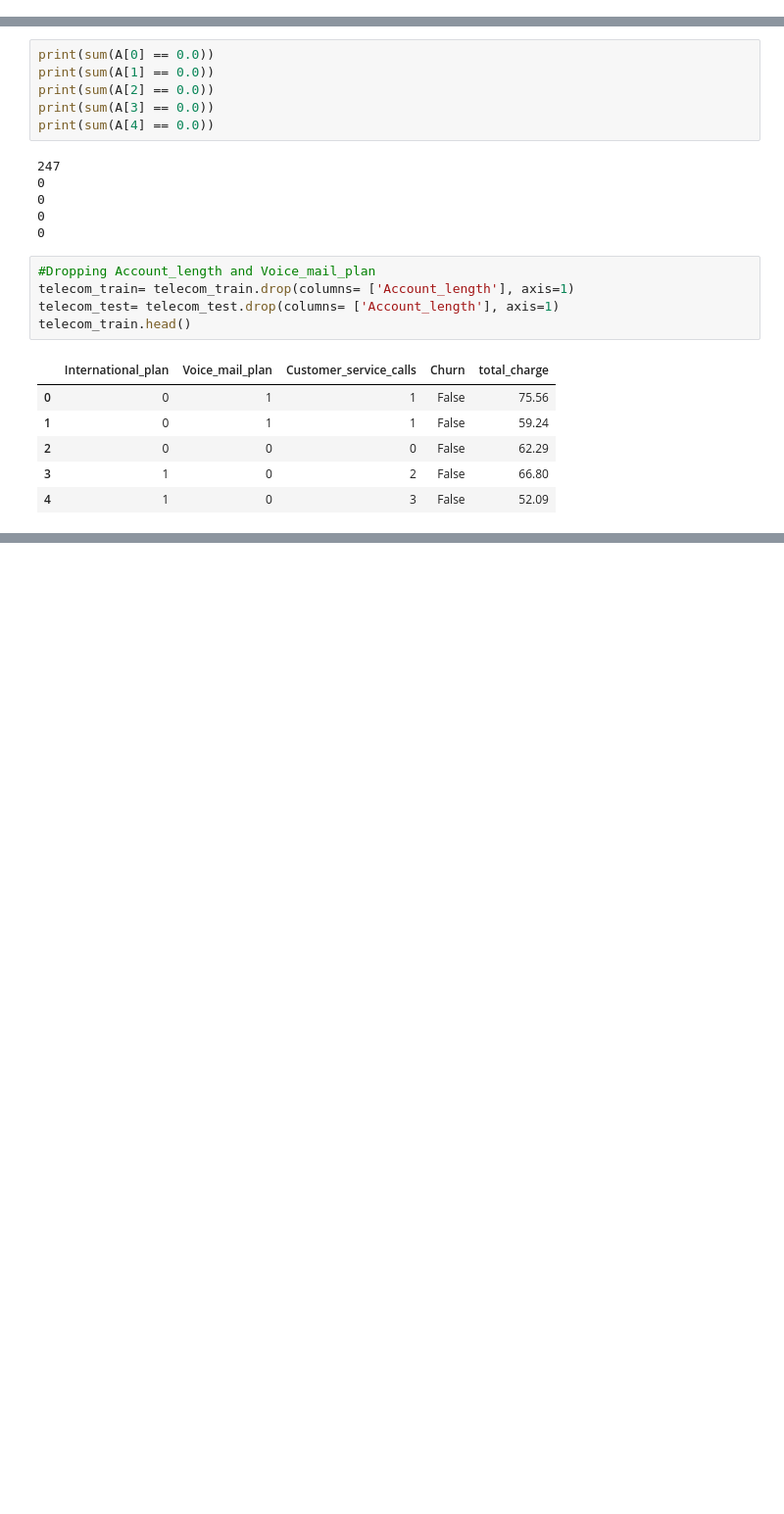
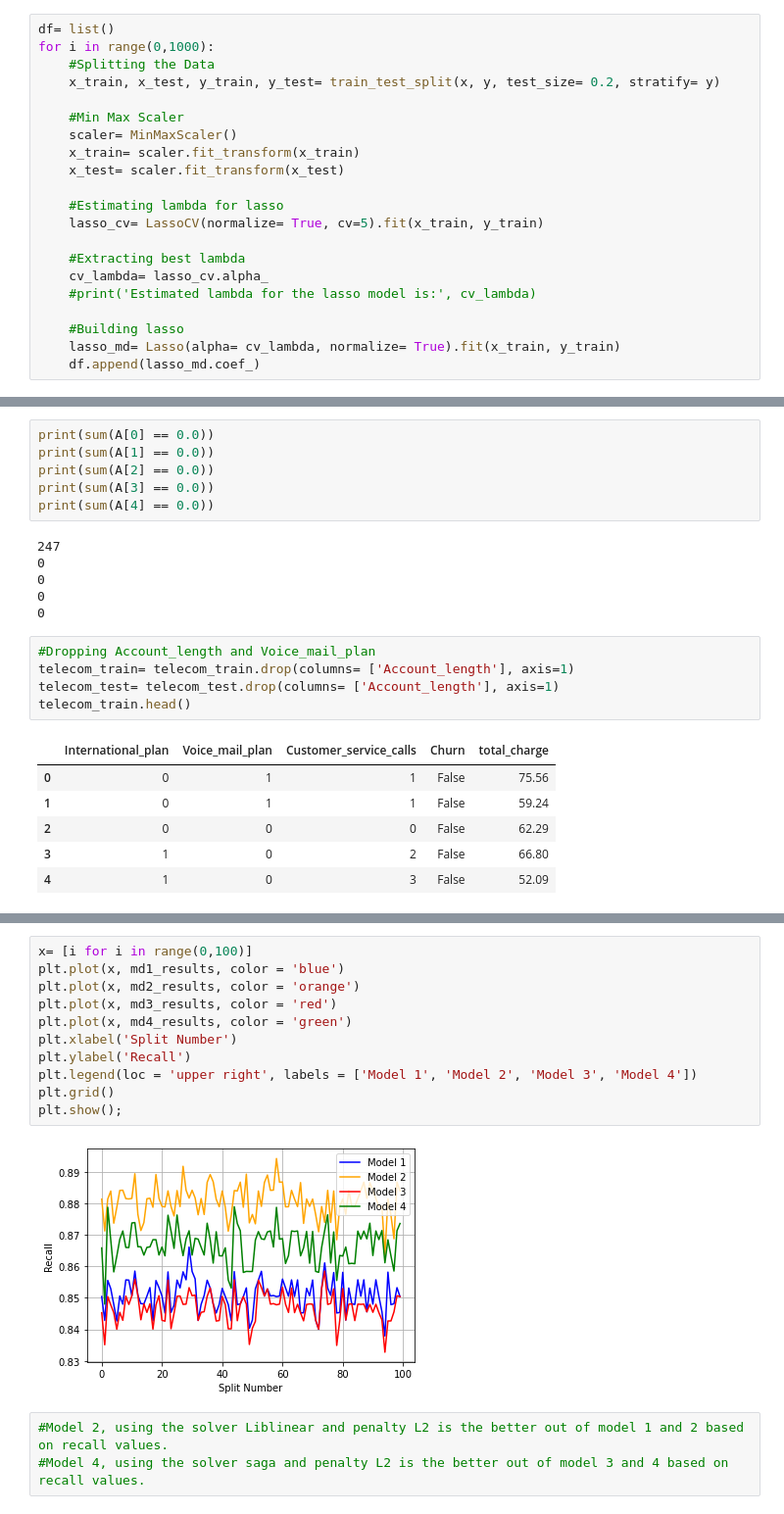
Before and after one commit to morgangant16/DATA-445, a Jupyter notebook: Exam 1/Question_2.ipynb, the cells around one changed output, grey strips where cells are left out. Shown at 98% size. Cells and saved outputs as stored; diff of their text form; blank space fills up the shorter version.

```diff
--- a/Exam 1/Question_2.ipynb
+++ b/Exam 1/Question_2.ipynb
@@ -103,3 +90,24 @@ for i in range(0,1000):
+# %%
+df= list()
+for i in range(0,1000):
+    #Splitting the Data
+    x_train, x_test, y_train, y_test= train_test_split(x, y, test_size= 0.2, stratify= y)
+
+    #Min Max Scaler
+    scaler= MinMaxScaler()
+    x_train= scaler.fit_transform(x_train)
+    x_test= scaler.fit_transform(x_test)
+
+    #Estimating lambda for lasso
+    lasso_cv= LassoCV(normalize= True, cv=5).fit(x_train, y_train)
+
+    #Extracting best lambda
+    cv_lambda= lasso_cv.alpha_
+    #print('Estimated lambda for the lasso model is:', cv_lambda)
+
+    #Building lasso
+    lasso_md= Lasso(alpha= cv_lambda, normalize= True).fit(x_train, y_train)
+    df.append(lasso_md.coef_)
 # %%
 A = pd.DataFrame(df)
 A
@@ -249 +263,17 @@ for i in range(0,100):
+# %%
+x= [i for i in range(0,100)]
+plt.plot(x, md1_results, color = 'blue')
+plt.plot(x, md2_results, color = 'orange')
+plt.plot(x, md3_results, color = 'red')
+plt.plot(x, md4_results, color = 'green')
+plt.xlabel('Split Number')
+plt.ylabel('Recall')
+plt.legend(loc = 'upper right', labels = ['Model 1', 'Model 2', 'Model 3', 'Model 4'])
+plt.grid()
+plt.show();
+# %% [output]
+[figure, added]
+# %%
+#Model 2, using the solver Liblinear and penalty L2 is the better out of model 1 and 2 based on recall values.
+#Model 4, using the solver saga and penalty L2 is the better out of model 3 and 4 based on recall values.
 # %%
```
Also changed, not shown: parts of 9 cells of this notebook, 1 other file.
